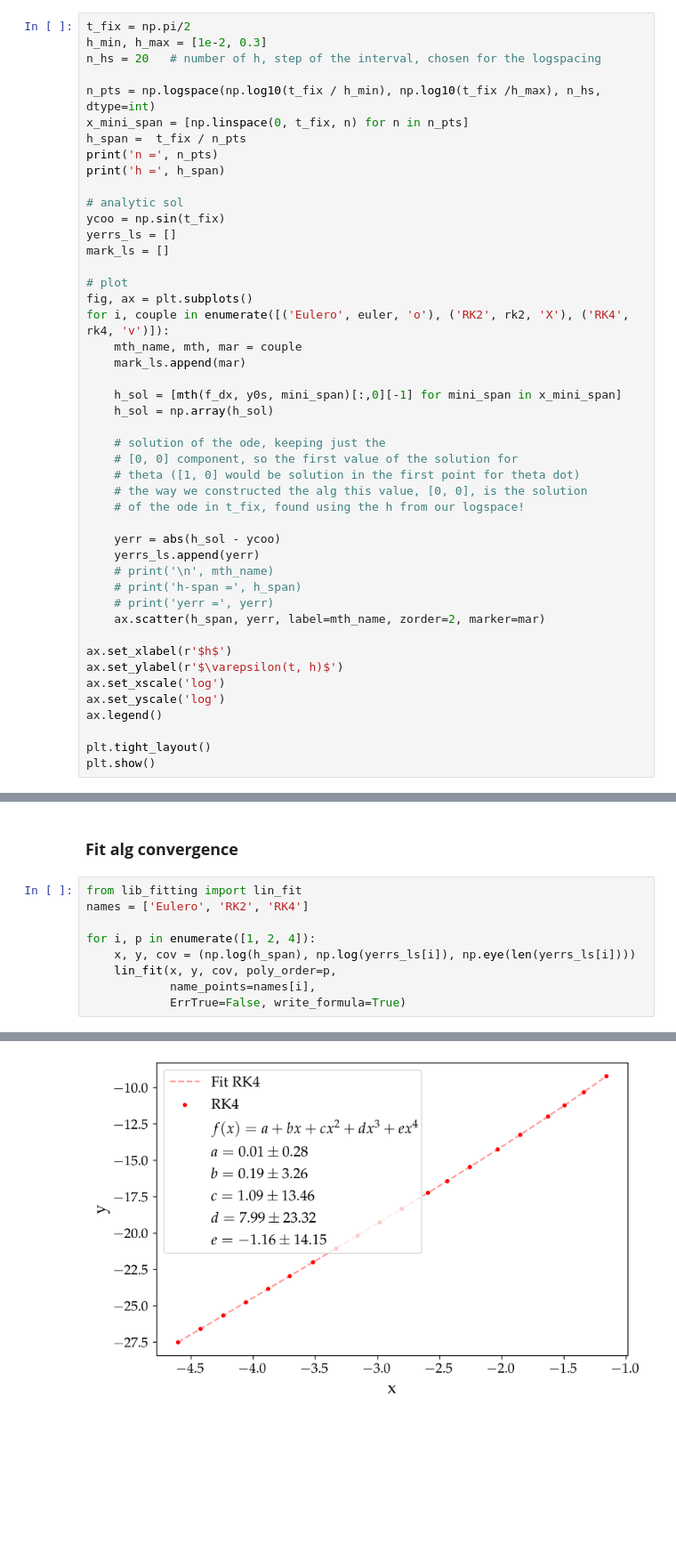
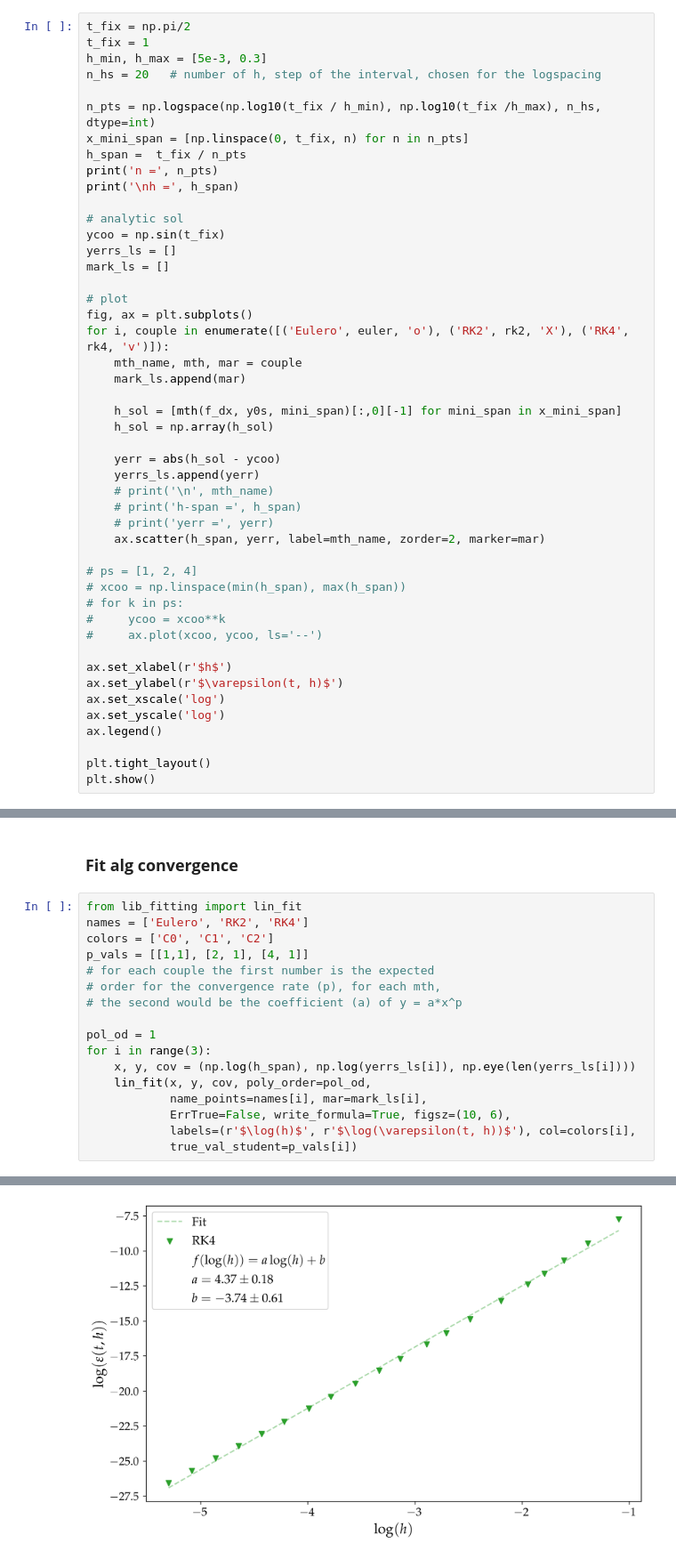
Before and after one commit to mvolpato-unimib/Lab_comp, a Jupyter notebook: ex17/runge_kutta.ipynb, the cells around one changed output, grey strips where cells are left out. Shown at 89% size. Drawn from its saved outputs; the diff is of its cells as text; blank space fills up the shorter version.

```diff
--- a/ex17/runge_kutta.ipynb
+++ b/ex17/runge_kutta.ipynb
@@ -181,14 +181,15 @@ plt.show()
 ## **Study of the error**
 # %%
 t_fix = np.pi/2
-h_min, h_max = [1e-2, 0.3]
+t_fix = 1
+h_min, h_max = [5e-3, 0.3]
 n_hs = 20   # number of h, step of the interval, chosen for the logspacing
 
 n_pts = np.logspace(np.log10(t_fix / h_min), np.log10(t_fix /h_max), n_hs, dtype=int)
 x_mini_span = [np.linspace(0, t_fix, n) for n in n_pts]
 h_span =  t_fix / n_pts
 print('n =', n_pts)
-print('h =', h_span)
+print('\nh =', h_span)
 
 # analytic sol
 ycoo = np.sin(t_fix)
@@ -204,18 +205,18 @@ for i, couple in enumerate([('Eulero', euler, 'o'), ('RK2', rk2, 'X'), ('RK4', r
     h_sol = [mth(f_dx, y0s, mini_span)[:,0][-1] for mini_span in x_mini_span]
     h_sol = np.array(h_sol)
 
-    # solution of the ode, keeping just the
-    # [0, 0] component, so the first value of the solution for
-    # theta ([1, 0] would be solution in the first point for theta dot)
-    # the way we constructed the alg this value, [0, 0], is the solution
-    # of the ode in t_fix, found using the h from our logspace!
-
     yerr = abs(h_sol - ycoo)
     yerrs_ls.append(yerr)
     # print('\n', mth_name)
     # print('h-span =', h_span)
     # print('yerr =', yerr)
     ax.scatter(h_span, yerr, label=mth_name, zorder=2, marker=mar)
+
+# ps = [1, 2, 4]
+# xcoo = np.linspace(min(h_span), max(h_span))
+# for k in ps:
+#     ycoo = xcoo**k
+#     ax.plot(xcoo, ycoo, ls='--')
 
 ax.set_xlabel(r'$h$')
 ax.set_ylabel(r'$\varepsilon(t, h)$')
@@ -238,12 +240,20 @@ h = [0.01000507 0.01199081 0.01441098 0.0172615  0.02066837 0.02454369
 # %%
 from lib_fitting import lin_fit
 names = ['Eulero', 'RK2', 'RK4']
+colors = ['C0', 'C1', 'C2']
+p_vals = [[1,1], [2, 1], [4, 1]]
+# for each couple the first number is the expected
+# order for the convergence rate (p), for each mth,
+# the second would be the coefficient (a) of y = a*x^p
 
-for i, p in enumerate([1, 2, 4]):
+pol_od = 1
+for i in range(3):
     x, y, cov = (np.log(h_span), np.log(yerrs_ls[i]), np.eye(len(yerrs_ls[i])))
-    lin_fit(x, y, cov, poly_order=p,
-            name_points=names[i],
-            ErrTrue=False, write_formula=True)
+    lin_fit(x, y, cov, poly_order=pol_od,
+            name_points=names[i], mar=mark_ls[i],
+            ErrTrue=False, write_formula=True, figsz=(10, 6),
+            labels=(r'$\log(h)$', r'$\log(\varepsilon(t, h))$'), col=colors[i],
+            true_val_student=p_vals[i])
 # %% [output]
 dof = 18
 
@@ -262 +311 @@ p-val = 1.00
-[figure, old version]
+[figure, new version]
```
Also changed, not shown: parts of 2 cells of this notebook, 6 other files.
